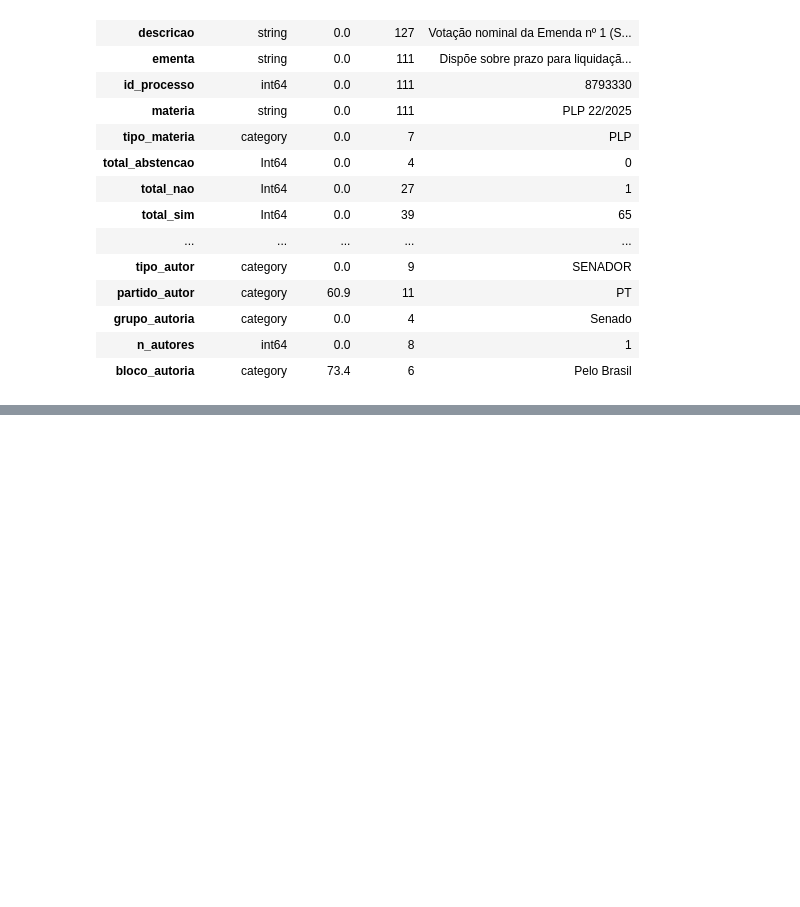
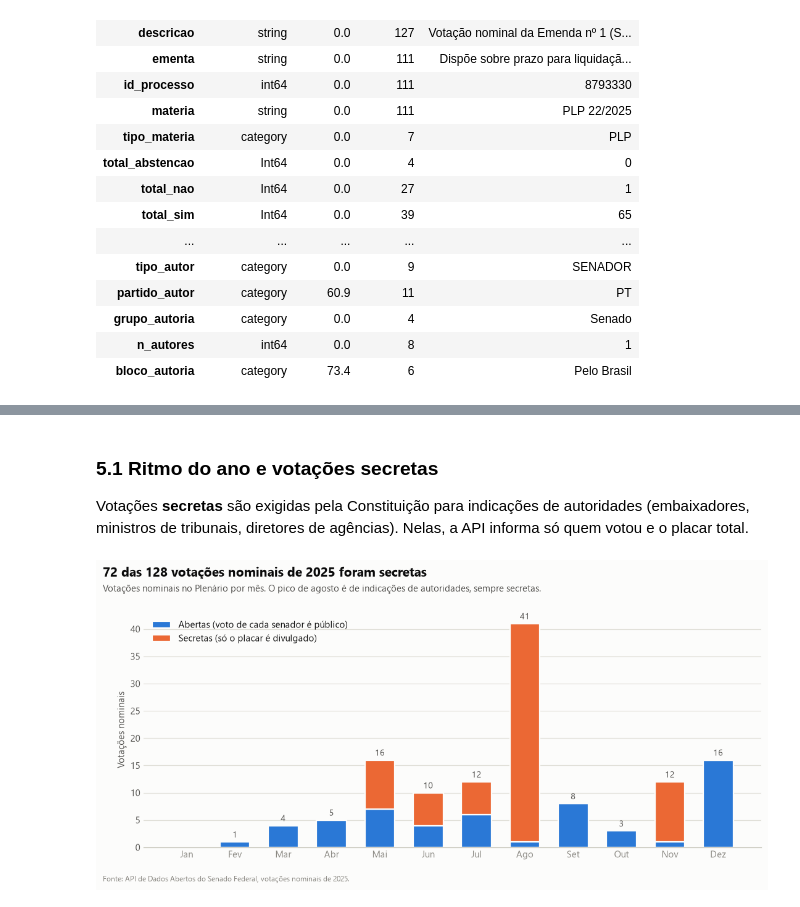
Before and after one commit to pedrob21/Aleon-Challenge, a Jupyter notebook: challenge.ipynb, the cells around one changed output, grey strips where cells are left out. Cells and saved outputs as stored; diff of their text form; code cells hidden in the pictures; blank space fills up the shorter version.

```diff
--- a/challenge.ipynb
+++ b/challenge.ipynb
@@ -770,0 +929,38 @@ resumo(votacoes)
+# %% [markdown]
+### 5.1 Ritmo do ano e votações secretas
+
+Votações **secretas** são exigidas pela Constituição para indicações de autoridades (embaixadores,
+ministros de tribunais, diretores de agências). Nelas, a API informa só quem votou e o placar total.
+# %%
+# Dados: nº de votações por mês, separadas em abertas (False) e secretas (True).
+# reindex garante os 12 meses no eixo, mesmo os que não tiveram votação (ex.: janeiro)
+mensal = (votacoes.assign(mes=votacoes["data"].dt.month)
+          .pivot_table(index="mes", columns="secreta", values="id_votacao", aggfunc="count", fill_value=0)
+          .reindex(range(1, 13), fill_value=0))
+n_secretas, n_total = int(votacoes["secreta"].sum()), len(votacoes)
+
+fig, ax = plt.subplots(figsize=(10, 4.8))
+x = np.arange(12)
+# barras empilhadas: as secretas começam onde terminam as abertas (bottom=...);
+# a borda da cor do fundo cria um pequeno espaço visual entre os dois segmentos
+ax.bar(x, mensal[False], width=0.62, color=AZUL, label="Abertas (voto de cada senador é público)",
+       edgecolor=SUPERFICIE, linewidth=1.5)
+ax.bar(x, mensal[True], width=0.62, bottom=mensal[False], color=LARANJA,
+       label="Secretas (só o placar é divulgado)", edgecolor=SUPERFICIE, linewidth=1.5)
+# total do mês acima de cada barra
+for xi, total in zip(x, mensal.sum(axis=1)):
+    if total:
+        ax.text(xi, total + 0.8, str(total), ha="center", fontsize=9, color=TINTA_2)
+ax.set_xticks(x, MESES)
+ax.yaxis.grid(True)
+ax.set_axisbelow(True)  # grade atrás das barras
+ax.spines["left"].set_visible(False)
+ax.set_ylabel("Votações nominais")
+ax.legend(loc="upper left", bbox_to_anchor=(0, 1.0), ncols=1)
+titulos(fig, f"{n_secretas} das {n_total} votações nominais de 2025 foram secretas",
+        "Votações nominais no Plenário por mês. O pico de agosto é de indicações de autoridades, sempre secretas.")
+rodape(fig)
+fig.subplots_adjust(top=0.84, bottom=0.12, left=0.07, right=0.98)  # margens que abrem espaço para título e rodapé
+plt.show()
+# %% [output]
+[figure, added]
```
Also changed, not shown: parts of 28 cells of this notebook, 1 other file.
